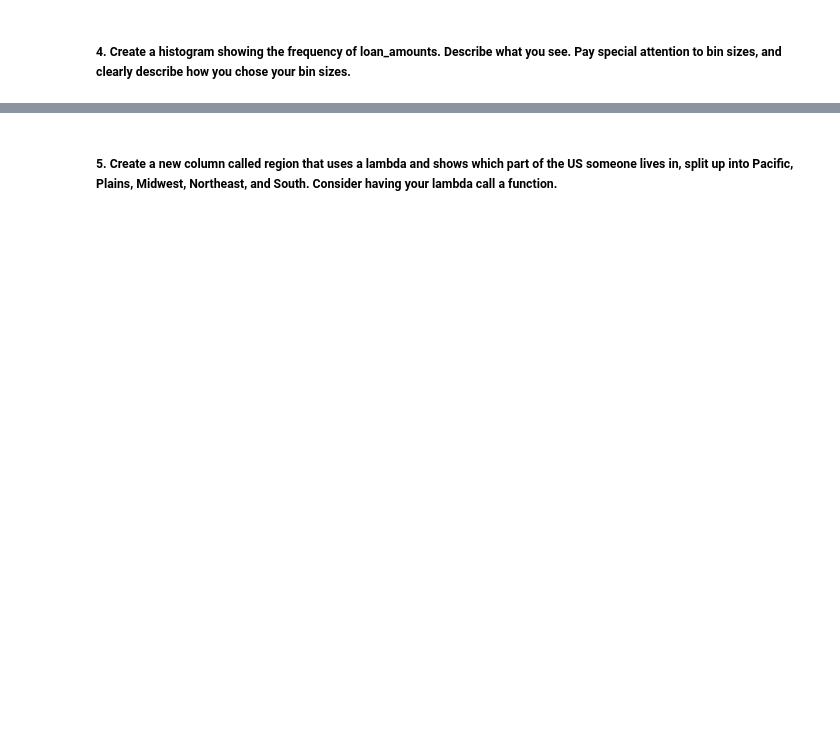
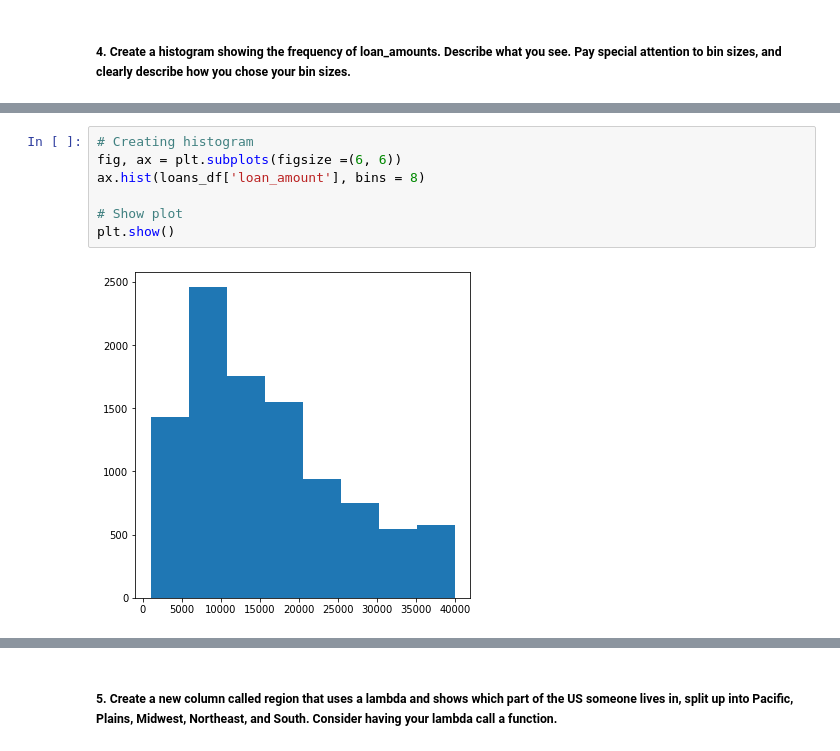
Before and after one commit to jmort16/week_12, a Jupyter notebook: wk_12_hmwk.ipynb, the cells around one changed output, grey strips where cells are left out. Drawn from its saved outputs; the diff is of its cells as text; blank space fills up the shorter version.

```diff
--- a/wk_12_hmwk.ipynb
+++ b/wk_12_hmwk.ipynb
@@ -166,0 +279,9 @@ paid_late_fees                         0.011381        1.000000
+# %%
+# Creating histogram
+fig, ax = plt.subplots(figsize =(6, 6))
+ax.hist(loans_df['loan_amount'], bins = 8)
+
+# Show plot
+plt.show()
+# %% [output]
+[figure, added]
```
Also changed, not shown: parts of 29 cells of this notebook.
